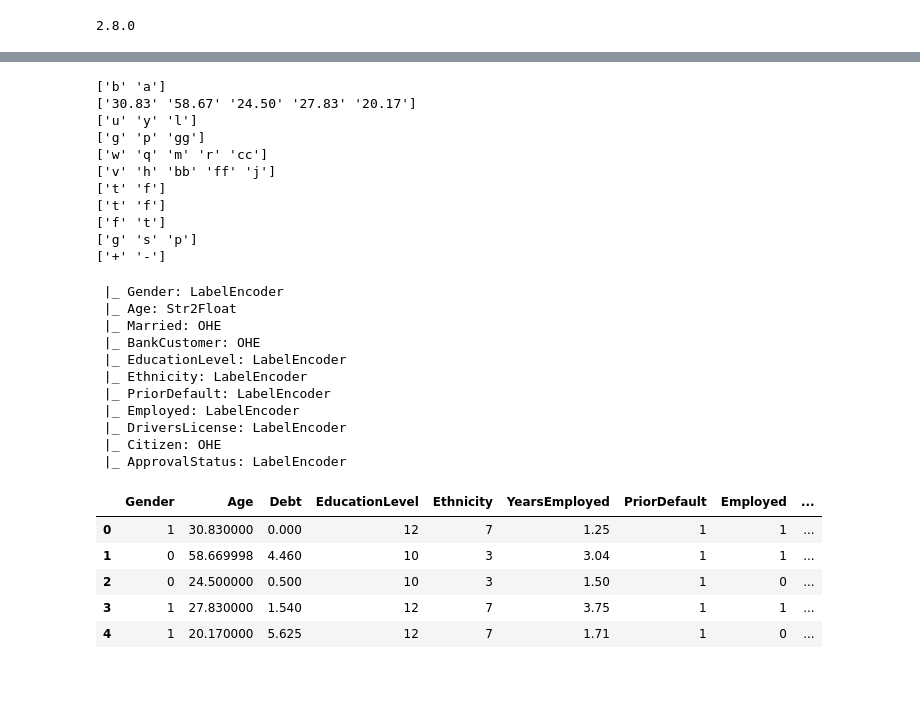
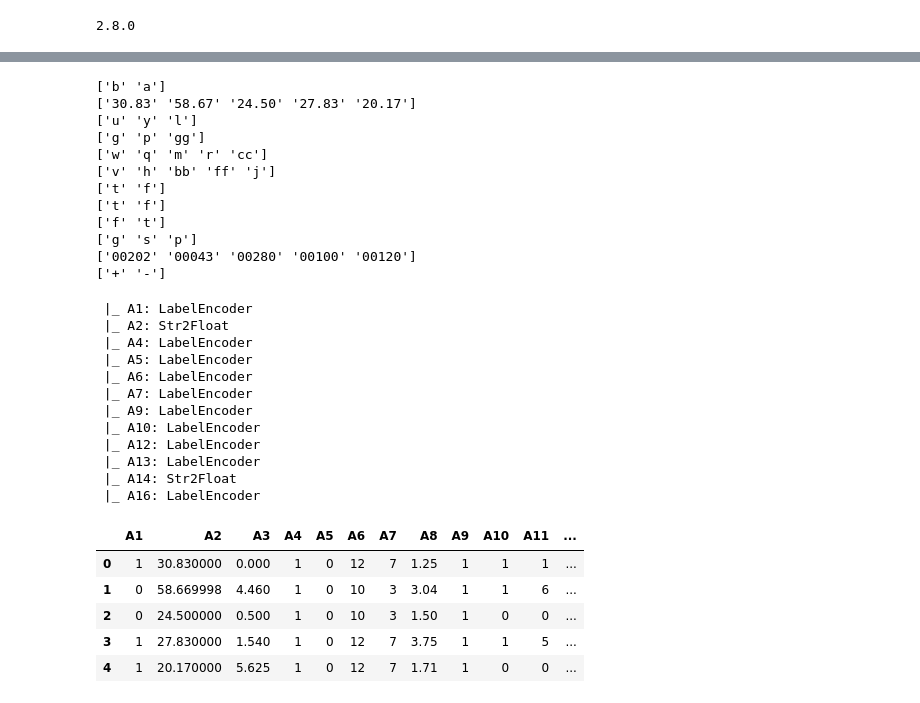
Before and after one commit to nahbos/AUT-Neural-Networks, a Jupyter notebook: HW01/HW01.ipynb, the cells around one changed output, grey strips where cells are left out. Saved outputs shown, nothing was run; the diff lists cells and outputs as text; code cells hidden in the pictures.

```diff
--- a/HW01/HW01.ipynb
+++ b/HW01/HW01.ipynb
@@ -16,7 +24,6 @@ print(tf.__version__)
 2.8.0
 # %%
 url = 'https://raw.githubusercontent.com/nahbos/AUT-Neural-Networks/main/HW01/Data/crx.data'
-dataset = pd.read_csv(url, names=['Gender', 'Age', 'Debt', 'Married', 'BankCustomer', 'EducationLevel', 'Ethnicity', 'YearsEmployed',
-                                  'PriorDefault', 'Employed', 'CreditScore', 'DriversLicense', 'Citizen', 'ZipCode', 'Income', 'ApprovalStatus'])
+dataset = pd.read_csv(url, names=['A' + str(i) for i in range(1, 17)])
 dataset.head()
 # %% [output]
@@ -53,6 +57,3 @@ ohe_list = ['Married', 'BankCustomer', 'Citizen']
-# %%
-for x in useless:
-  dataset = dataset.drop(x, axis=1)
 # %%
 nan_columns = dataset.columns[dataset.isnull().any()]
 # %%
@@ -99,4 +100,5 @@ for col in dataset.columns:
 ['t' 'f']
 ['f' 't']
 ['g' 's' 'p']
+['00202' '00043' '00280' '00100' '00120']
 ['+' '-']
@@ -127,34 +117,29 @@ def encoder(dataset):
         print(' |_ {}: Str2Float'.format(col))
 
       except:
-        if len(conv_dataset[col].unique()) in range(3, 10) and col in ohe_list:
-          print(' |_ {}: OHE'.format(col))
-          conv_dataset = ohe(conv_dataset, col)
-
-        else:
-          print(' |_ {}: LabelEncoder'.format(col))
-          conv_dataset = label_encoder(conv_dataset, col)
+        print(' |_ {}: LabelEncoder'.format(col))
+        conv_dataset = label_encoder(conv_dataset, col)
 
   return conv_dataset
 # %%
 conv_dataset = encoder(dataset)
-conv_dataset['ApprovalStatus'] = conv_dataset.pop('ApprovalStatus')
 conv_dataset.head()
 # %% [output]
- |_ Gender: LabelEncoder
- |_ Age: Str2Float
- |_ Married: OHE
- |_ BankCustomer: OHE
- |_ EducationLevel: LabelEncoder
- |_ Ethnicity: LabelEncoder
- |_ PriorDefault: LabelEncoder
- |_ Employed: LabelEncoder
- |_ DriversLicense: LabelEncoder
- |_ Citizen: OHE
- |_ ApprovalStatus: LabelEncoder
+ |_ A1: LabelEncoder
+ |_ A2: Str2Float
+ |_ A4: LabelEncoder
+ |_ A5: LabelEncoder
+ |_ A6: LabelEncoder
+ |_ A7: LabelEncoder
+ |_ A9: LabelEncoder
+ |_ A10: LabelEncoder
+ |_ A12: LabelEncoder
+ |_ A13: LabelEncoder
+ |_ A14: Str2Float
+ |_ A16: LabelEncoder
-|  | Gender | Age | Debt | EducationLevel | Ethnicity | YearsEmployed | PriorDefault | Employed | ... |
-| 0 | 1 | 30.830000 | 0.000 | 12 | 7 | 1.25 | 1 | 1 | ... |
-| 1 | 0 | 58.669998 | 4.460 | 10 | 3 | 3.04 | 1 | 1 | ... |
-| 2 | 0 | 24.500000 | 0.500 | 10 | 3 | 1.50 | 1 | 0 | ... |
-| 3 | 1 | 27.830000 | 1.540 | 12 | 7 | 3.75 | 1 | 1 | ... |
-| 4 | 1 | 20.170000 | 5.625 | 12 | 7 | 1.71 | 1 | 0 | ... |
+|  | A1 | A2 | A3 | A4 | A5 | A6 | A7 | A8 | A9 | A10 | A11 | ... |
+| 0 | 1 | 30.830000 | 0.000 | 1 | 0 | 12 | 7 | 1.25 | 1 | 1 | 1 | ... |
+| 1 | 0 | 58.669998 | 4.460 | 1 | 0 | 10 | 3 | 3.04 | 1 | 1 | 6 | ... |
+| 2 | 0 | 24.500000 | 0.500 | 1 | 0 | 10 | 3 | 1.50 | 1 | 0 | 0 | ... |
+| 3 | 1 | 27.830000 | 1.540 | 1 | 0 | 12 | 7 | 3.75 | 1 | 1 | 5 | ... |
+| 4 | 1 | 20.170000 | 5.625 | 1 | 0 | 12 | 7 | 1.71 | 1 | 0 | 0 | ... |
```
Also changed, not shown: parts of 28 cells of this notebook.
